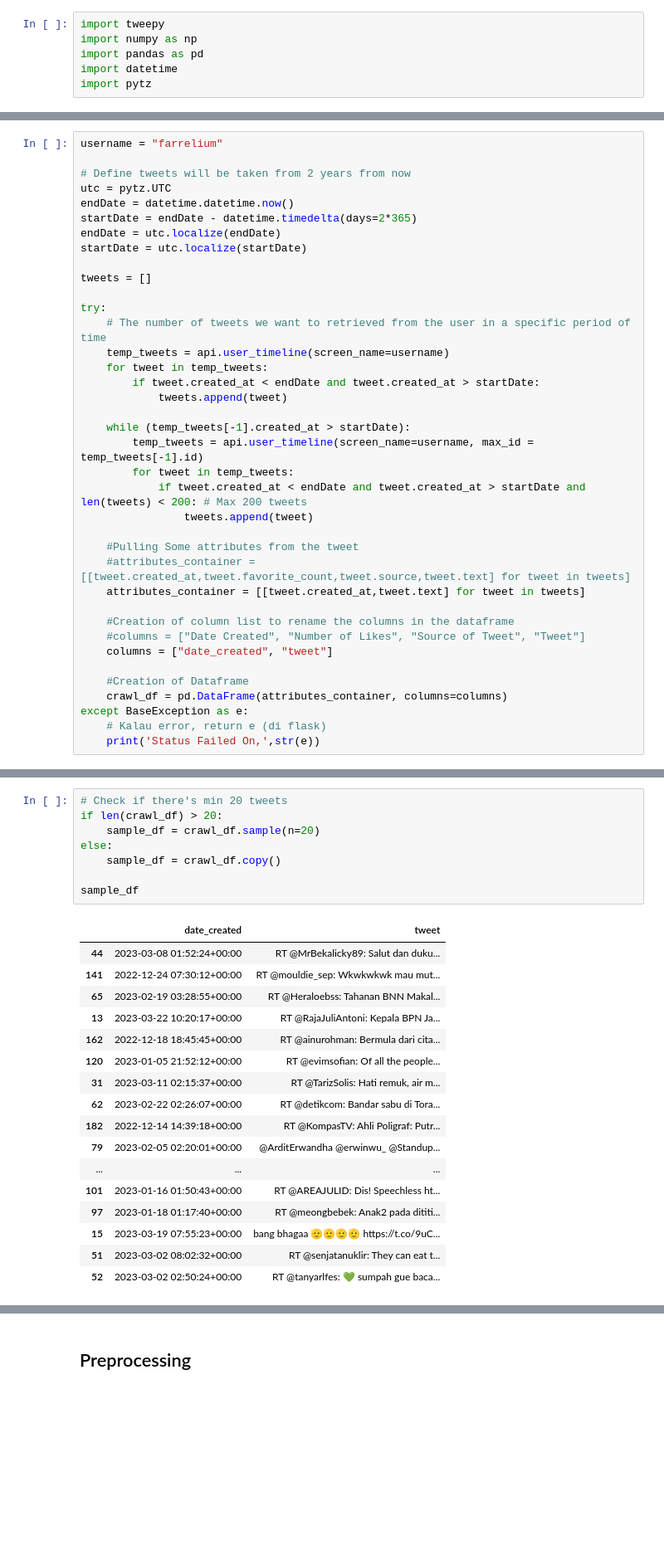
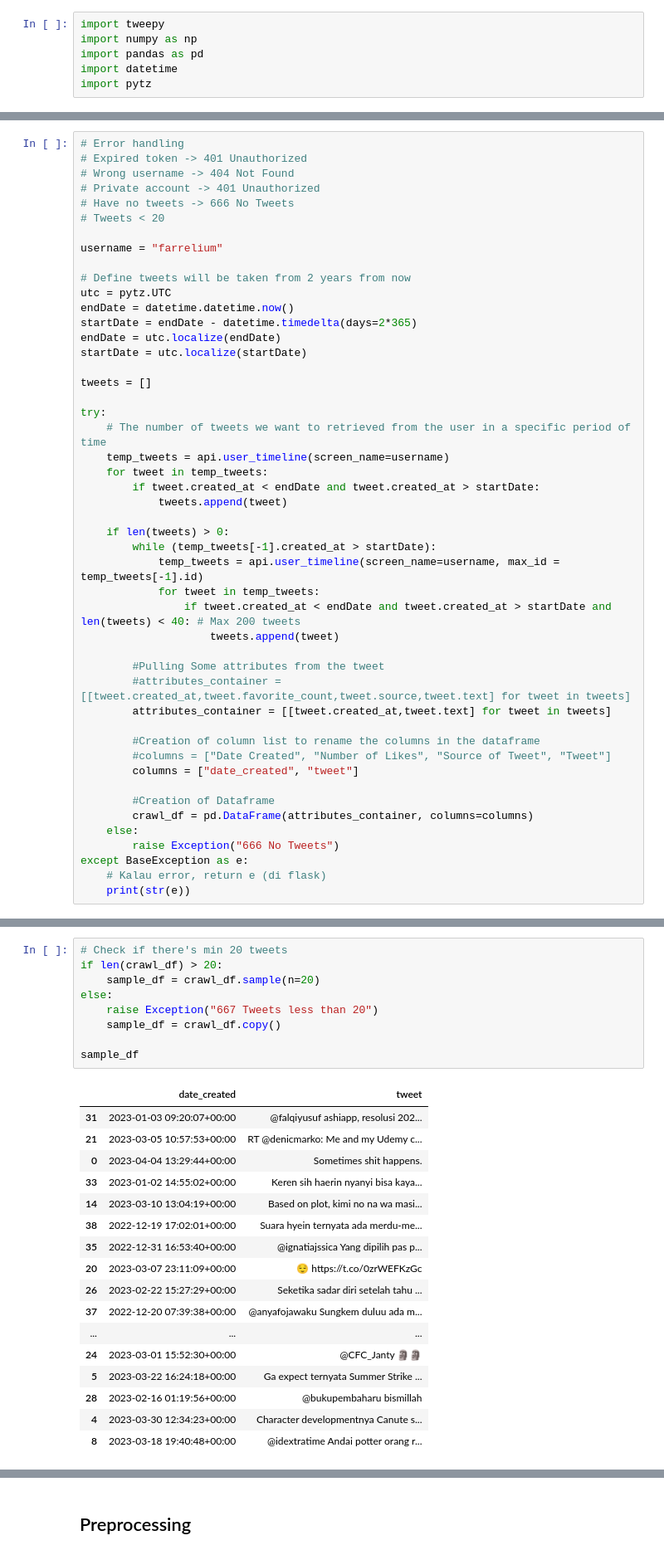
Before and after one commit to aprmswra/personality-evaluator, a Jupyter notebook: Web Apps/Flask API/Test Crawl.ipynb, the cells around one changed output, grey strips where cells are left out. Shown at 83% size. Cells and saved outputs as stored; diff of their text form; blank space fills up the shorter version.

Commit message:
Fix twitter api and add error handling

```diff
--- a/Web Apps/Flask API/Test Crawl.ipynb
+++ b/Web Apps/Flask API/Test Crawl.ipynb
@@ -19,6 +53,13 @@ auth = tweepy.OAuth1UserHandler(
 #Instantiate the tweepy API
 api = tweepy.API(auth, wait_on_rate_limit=True)
 # %%
+# Error handling
+# Expired token -> 401 Unauthorized
+# Wrong username -> 404 Not Found
+# Private account -> 401 Unauthorized
+# Have no tweets -> 666 No Tweets
+# Tweets < 20
+
 username = "farrelium"
 
 # Define tweets will be taken from 2 years from now
@@ -37,22 +78,25 @@ try:
         if tweet.created_at < endDate and tweet.created_at > startDate:
             tweets.append(tweet)
 
-    while (temp_tweets[-1].created_at > startDate):
-        temp_tweets = api.user_timeline(screen_name=username, max_id = temp_tweets[-1].id)
-        for tweet in temp_tweets:
-            if tweet.created_at < endDate and tweet.created_at > startDate and len(tweets) < 200: # Max 200 tweets
-                tweets.append(tweet)
+    if len(tweets) > 0:
+        while (temp_tweets[-1].created_at > startDate):
+            temp_tweets = api.user_timeline(screen_name=username, max_id = temp_tweets[-1].id)
+            for tweet in temp_tweets:
+                if tweet.created_at < endDate and tweet.created_at > startDate and len(tweets) < 40: # Max 200 tweets
+                    tweets.append(tweet)
 
-    #Pulling Some attributes from the tweet
-    #attributes_container = [[tweet.created_at,tweet.favorite_count,tweet.source,tweet.text] for tweet in tweets]
-    attributes_container = [[tweet.created_at,tweet.text] for tweet in tweets]
+        #Pulling Some attributes from the tweet
+        #attributes_container = [[tweet.created_at,tweet.favorite_count,tweet.source,tweet.text] for tweet in tweets]
+        attributes_container = [[tweet.created_at,tweet.text] for tweet in tweets]
 
-    #Creation of column list to rename the columns in the dataframe
-    #columns = ["Date Created", "Number of Likes", "Source of Tweet", "Tweet"]
-    columns = ["date_created", "tweet"]
+        #Creation of column list to rename the columns in the dataframe
+        #columns = ["Date Created", "Number of Likes", "Source of Tweet", "Tweet"]
+        columns = ["date_created", "tweet"]
 
-    #Creation of Dataframe
-    crawl_df = pd.DataFrame(attributes_container, columns=columns)
+        #Creation of Dataframe
+        crawl_df = pd.DataFrame(attributes_container, columns=columns)
+    else:
+        raise Exception("666 No Tweets")
 except BaseException as e:
     # Kalau error, return e (di flask)
-    print('Status Failed On,',str(e))
+    print(str(e))
@@ -111,26 +152,27 @@ len(crawl_df)
 # %%
 # Check if there's min 20 tweets
 if len(crawl_df) > 20:
     sample_df = crawl_df.sample(n=20)
 else:
+    raise Exception("667 Tweets less than 20")
     sample_df = crawl_df.copy()
 
 sample_df
 # %% [output]
 |  | date_created | tweet |
-| 44 | 2023-03-08 01:52:24+00:00 | RT @MrBekalicky89: Salut dan duku... |
-| 141 | 2022-12-24 07:30:12+00:00 | RT @mouldie_sep: Wkwkwkwk mau mut... |
-| 65 | 2023-02-19 03:28:55+00:00 | RT @Heraloebss: Tahanan BNN Makal... |
-| 13 | 2023-03-22 10:20:17+00:00 | RT @RajaJuliAntoni: Kepala BPN Ja... |
-| 162 | 2022-12-18 18:45:45+00:00 | RT @ainurohman: Bermula dari cita... |
-| 120 | 2023-01-05 21:52:12+00:00 | RT @evimsofian: Of all the people... |
-| 31 | 2023-03-11 02:15:37+00:00 | RT @TarizSolis: Hati remuk, air m... |
-| 62 | 2023-02-22 02:26:07+00:00 | RT @detikcom: Bandar sabu di Tora... |
-| 182 | 2022-12-14 14:39:18+00:00 | RT @KompasTV: Ahli Poligraf: Putr... |
-| 79 | 2023-02-05 02:20:01+00:00 | @ArditErwandha @erwinwu_ @Standup... |
+| 31 | 2023-01-03 09:20:07+00:00 | @falqiyusuf ashiapp, resolusi 202... |
+| 21 | 2023-03-05 10:57:53+00:00 | RT @denicmarko: Me and my Udemy c... |
+| 0 | 2023-04-04 13:29:44+00:00 | Sometimes shit happens. |
+| 33 | 2023-01-02 14:55:02+00:00 | Keren sih haerin nyanyi bisa kaya... |
+| 14 | 2023-03-10 13:04:19+00:00 | Based on plot, kimi no na wa masi... |
+| 38 | 2022-12-19 17:02:01+00:00 | Suara hyein ternyata ada merdu-me... |
+| 35 | 2022-12-31 16:53:40+00:00 | @ignatiajssica Yang dipilih pas p... |
+| 20 | 2023-03-07 23:11:09+00:00 | 😌 https://t.co/0zrWEFKzGc |
+| 26 | 2023-02-22 15:27:29+00:00 | Seketika sadar diri setelah tahu ... |
+| 37 | 2022-12-20 07:39:38+00:00 | @anyafojawaku Sungkem duluu ada m... |
 | ... | ... | ... |
-| 101 | 2023-01-16 01:50:43+00:00 | RT @AREAJULID: Dis! Speechless ht... |
-| 97 | 2023-01-18 01:17:40+00:00 | RT @meongbebek: Anak2 pada dititi... |
-| 15 | 2023-03-19 07:55:23+00:00 | bang bhagaa 🫡🫡🫡🫡 https://t.co/9uC... |
-| 51 | 2023-03-02 08:02:32+00:00 | RT @senjatanuklir: They can eat t... |
-| 52 | 2023-03-02 02:50:24+00:00 | RT @tanyarlfes: 💚 sumpah gue baca... |
+| 24 | 2023-03-01 15:52:30+00:00 | @CFC_Janty 🗿🗿 |
+| 5 | 2023-03-22 16:24:18+00:00 | Ga expect ternyata Summer Strike ... |
+| 28 | 2023-02-16 01:19:56+00:00 | @bukupembaharu bismillah |
+| 4 | 2023-03-30 12:34:23+00:00 | Character developmentnya Canute s... |
+| 8 | 2023-03-18 19:40:48+00:00 | @idextratime Andai potter orang r... |
```
Also changed, not shown: parts of 27 cells of this notebook, 2 other files.
